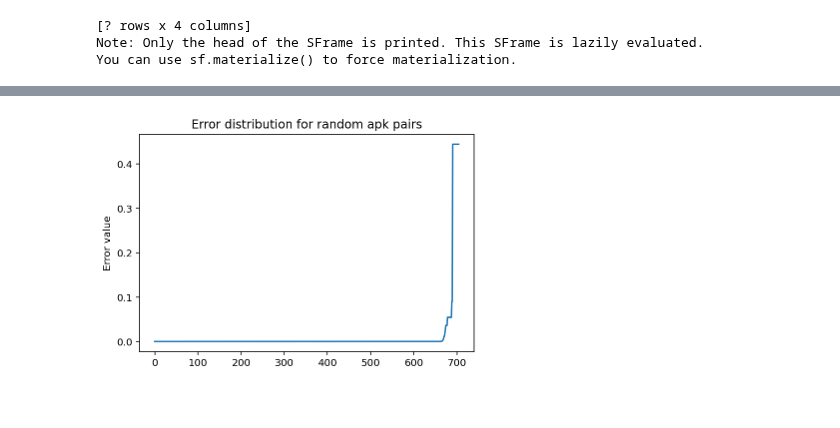
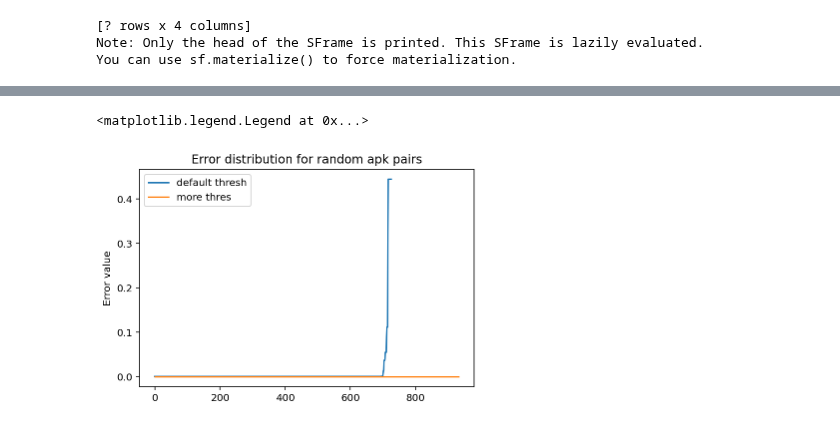
Before and after one commit to jrybicki-jsc/smms, a Jupyter notebook: graphla/distanceproblems.ipynb, the cells around one changed output, grey strips where cells are left out. Cells and saved outputs as stored; diff of their text form; code cells hidden in the pictures.

Commit message:
finally some solution to distance problem

```diff
--- a/graphla/distanceproblems.ipynb
+++ b/graphla/distanceproblems.ipynb
@@ -182,9 +122,22 @@ similars = sim_recom.get_similar_items(list(en), k=k)
 # %%
-dsts = list()
-for (a,b) in pairs:
-    dis = similars[(similars['apk']==b)&(similars['similar']==a)]
-    d = distance(a, b)
-    if any(dis):
-        dsts.append((a,b, 1-dis[0]['score'],d, dis[0]['rank']))
+def calculate_distances(pairs, similars):
+    dsts = list()
+    for (a,b) in pairs:
+        dis = similars[(similars['apk']==b)&(similars['similar']==a)]
+        d = distance(a, b)
+        if any(dis):
+            dsts.append((a,b, 1-dis[0]['score'],d, dis[0]['rank']))
+    return dsts
+# %%
+pairs = get_pairs()
+st, en = list(zip(*pairs))
 # %%
+similars = get_similars(data=mw, apks=apks, degree_approximation_threshold=4096)
+dsts = calculate_distances(pairs, similars)
 df = pd.DataFrame(dsts, columns=['a', 'b', 'dist_tc', 'dist_pd', 'rank'])
+df['err'] = df.apply(lambda x: (x[3] - x[2])**2, axis=1)
+
+similars = get_similars(data=mw, apks=apks, degree_approximation_threshold=5*4096)
+dsts2 = calculate_distances(pairs, similars)
+df2 = pd.DataFrame(dsts2, columns=['a', 'b', 'dist_tc', 'dist_pd', 'rank'])
+df2['err'] = df2.apply(lambda x: (x[3] - x[2])**2, axis=1)
@@ -225,8 +144,13 @@ df.sort_values(by='err')
 # %%
 errs = df.sort_values(by='err')['err']
+errs2 = df2.sort_values(by='err')['err']
 # %%
 plt.title('Error distribution for random apk pairs')
-plt.plot(range(0, len(errs)), errs)
+plt.plot(range(0, len(errs)), errs, label='default thresh')
+plt.plot(range(0, len(errs2)), errs2, label='more thres')
+
 plt.ylabel('Error value');
+plt.legend()
 # %% [output]
+<matplotlib.legend.Legend at 0x...>
-[figure, old version]
+[figure, new version]
```
Also changed, not shown: parts of 37 cells of this notebook.
